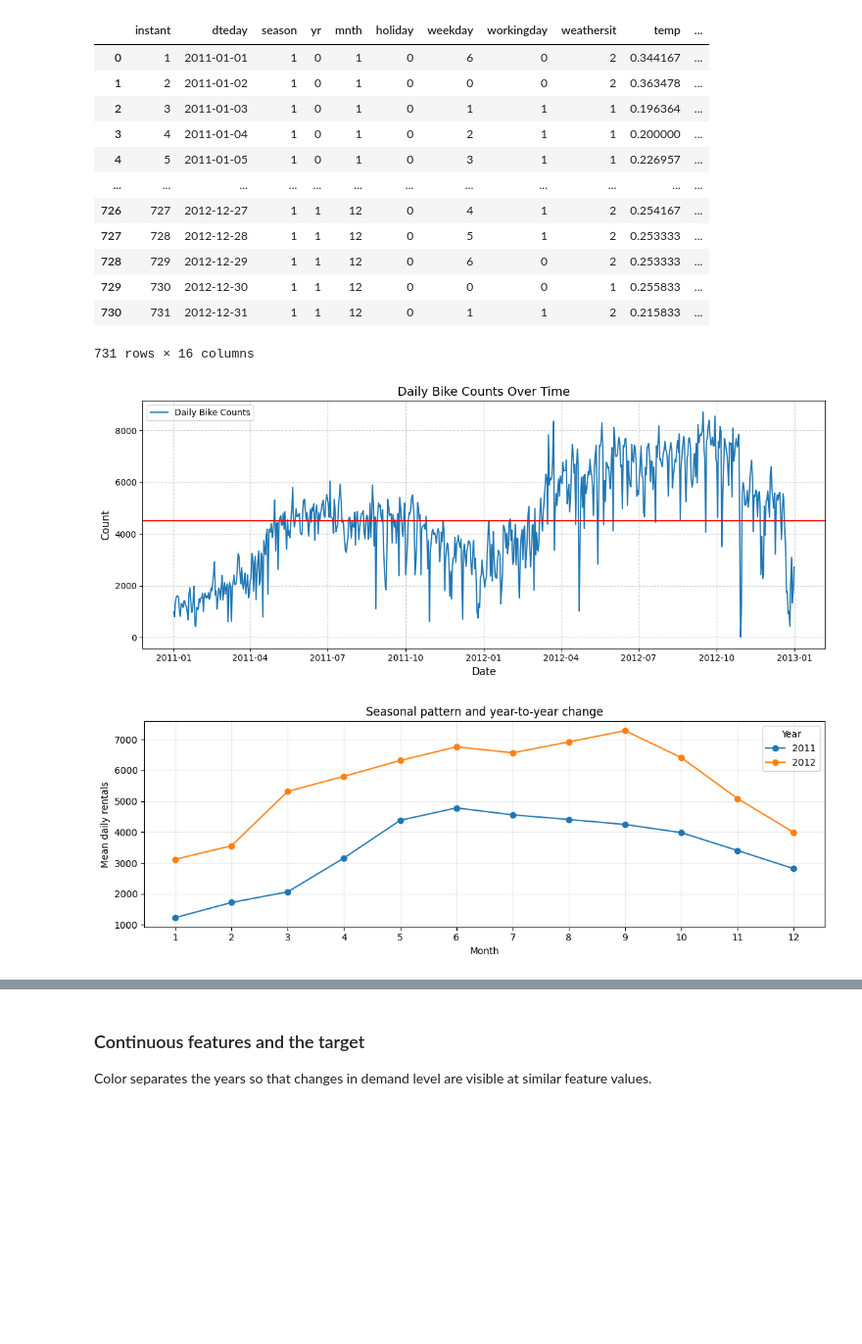
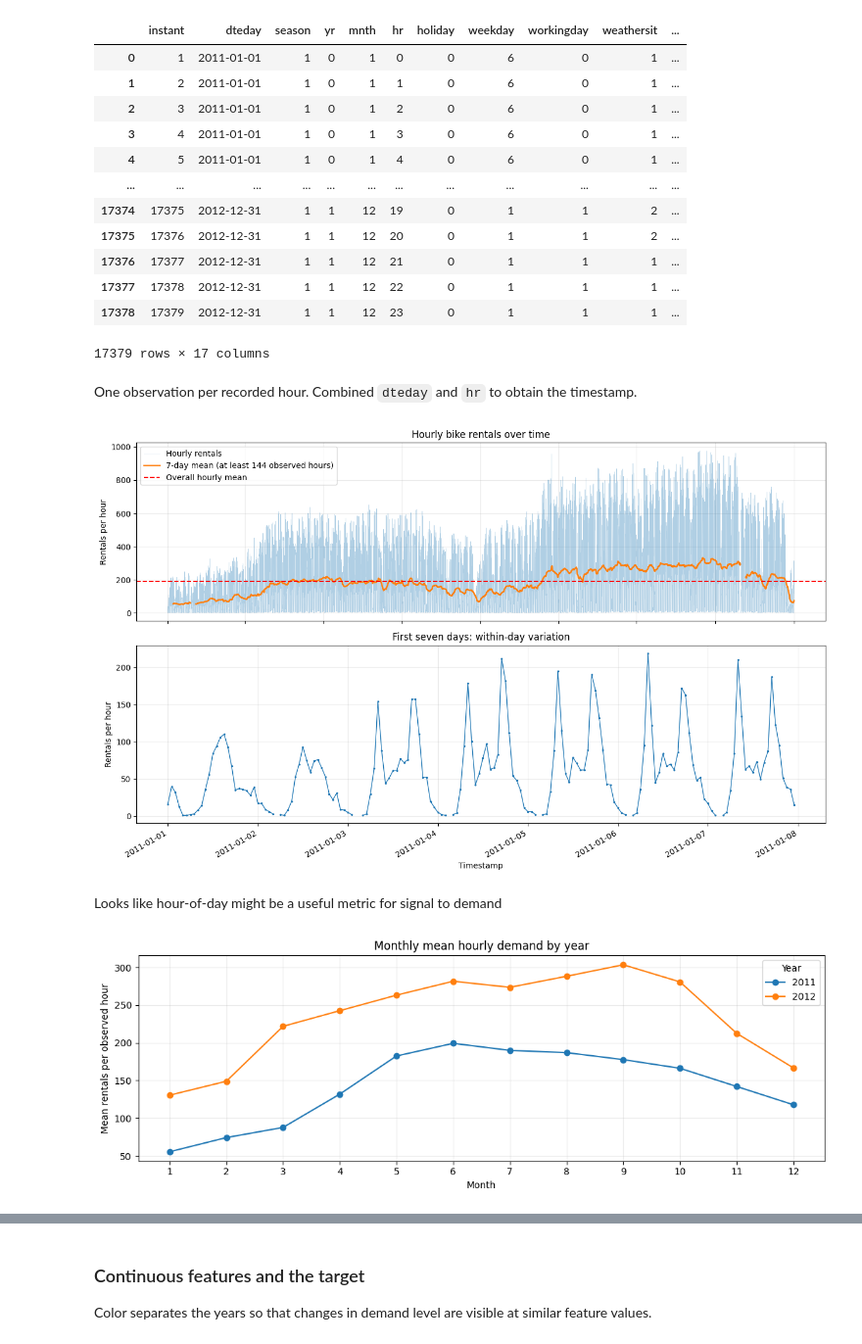
Before and after one commit to leggattsamuel04-ops/ML741, a Jupyter notebook: assignment3/Assignment3.ipynb, the cells around one changed output, grey strips where cells are left out. Shown at 98% size. Saved outputs shown, nothing was run; the diff lists cells and outputs as text; code cells hidden in the pictures; blank space fills up the shorter version.

Commit message:
different bike dataset with more observations

```diff
--- a/assignment3/Assignment3.ipynb
+++ b/assignment3/Assignment3.ipynb
@@ -4,53 +4,61 @@ import matplotlib.pyplot as plt
 from tensorflow import keras
 import os
 # %%
-bikes_df = pd.read_csv("./bikes/day.csv")
+bikes_df = pd.read_csv("./bikes/hour.csv")
 bikes_df
 # %% [output]
-|  | instant | dteday | season | yr | mnth | holiday | weekday | workingday | weathersit | temp | ... |
-| 0 | 1 | 2011-01-01 | 1 | 0 | 1 | 0 | 6 | 0 | 2 | 0.344167 | ... |
-| 1 | 2 | 2011-01-02 | 1 | 0 | 1 | 0 | 0 | 0 | 2 | 0.363478 | ... |
-| 2 | 3 | 2011-01-03 | 1 | 0 | 1 | 0 | 1 | 1 | 1 | 0.196364 | ... |
-| 3 | 4 | 2011-01-04 | 1 | 0 | 1 | 0 | 2 | 1 | 1 | 0.200000 | ... |
-| 4 | 5 | 2011-01-05 | 1 | 0 | 1 | 0 | 3 | 1 | 1 | 0.226957 | ... |
+|  | instant | dteday | season | yr | mnth | hr | holiday | weekday | workingday | weathersit | ... |
+| 0 | 1 | 2011-01-01 | 1 | 0 | 1 | 0 | 0 | 6 | 0 | 1 | ... |
+| 1 | 2 | 2011-01-01 | 1 | 0 | 1 | 1 | 0 | 6 | 0 | 1 | ... |
+| 2 | 3 | 2011-01-01 | 1 | 0 | 1 | 2 | 0 | 6 | 0 | 1 | ... |
+| 3 | 4 | 2011-01-01 | 1 | 0 | 1 | 3 | 0 | 6 | 0 | 1 | ... |
+| 4 | 5 | 2011-01-01 | 1 | 0 | 1 | 4 | 0 | 6 | 0 | 1 | ... |
 | ... | ... | ... | ... | ... | ... | ... | ... | ... | ... | ... | ... |
-| 726 | 727 | 2012-12-27 | 1 | 1 | 12 | 0 | 4 | 1 | 2 | 0.254167 | ... |
-| 727 | 728 | 2012-12-28 | 1 | 1 | 12 | 0 | 5 | 1 | 2 | 0.253333 | ... |
-| 728 | 729 | 2012-12-29 | 1 | 1 | 12 | 0 | 6 | 0 | 2 | 0.253333 | ... |
-| 729 | 730 | 2012-12-30 | 1 | 1 | 12 | 0 | 0 | 0 | 1 | 0.255833 | ... |
-| 730 | 731 | 2012-12-31 | 1 | 1 | 12 | 0 | 1 | 1 | 2 | 0.215833 | ... |
+| 17374 | 17375 | 2012-12-31 | 1 | 1 | 12 | 19 | 0 | 1 | 1 | 2 | ... |
+| 17375 | 17376 | 2012-12-31 | 1 | 1 | 12 | 20 | 0 | 1 | 1 | 2 | ... |
+| 17376 | 17377 | 2012-12-31 | 1 | 1 | 12 | 21 | 0 | 1 | 1 | 1 | ... |
+| 17377 | 17378 | 2012-12-31 | 1 | 1 | 12 | 22 | 0 | 1 | 1 | 1 | ... |
+| 17378 | 17379 | 2012-12-31 | 1 | 1 | 12 | 23 | 0 | 1 | 1 | 1 | ... |
-731 rows × 16 columns
+17379 rows × 17 columns
+# %% [markdown]
+One observation per recorded hour. Combined `dteday` and `hr` to obtain the
+timestamp.
 # %%
-bikes_df["date"] = pd.to_datetime(bikes_df["dteday"])
-df1 = bikes_df.sort_values("date", inplace=False)
-plt.figure(figsize=(12, 5))
-plt.plot(
-    df1['date'],
-    df1['cnt'],
-    color='tab:blue',
-    linewidth=1.5,
-    label='Daily Bike Counts',
-)
-
-plt.axhline(df1["cnt"].mean(),color="red")
-
-plt.title('Daily Bike Counts Over Time', fontsize=14)
-plt.xlabel('Date', fontsize=12)
-plt.ylabel('Count', fontsize=12)
-plt.grid(True, linestyle='--', alpha=0.6)
-plt.legend()
-plt.tight_layout()
+bikes_df['date'] = (pd.to_datetime(bikes_df['dteday'])
+                    + pd.to_timedelta(bikes_df['hr'], unit='h'))
+df1 = bikes_df.sort_values('date').copy()
+assert df1['date'].is_unique, 'Resolve duplicate hourly timestamps.'
+hourly_counts = df1.set_index('date')['cnt'].asfreq('h')
+fig, axes = plt.subplots(2, 1, figsize=(13, 8))
+axes[0].plot(hourly_counts.index, hourly_counts, linewidth=0.4,
+             alpha=0.35, label='Hourly rentals')
+axes[0].plot(hourly_counts.rolling('7D', min_periods=144).mean(),
+             color='tab:orange', linewidth=1.8, label='7-day mean (at least 144 observed hours)')
+axes[0].axhline(hourly_counts.mean(), color='red', linestyle='--', label='Overall hourly mean')
+axes[0].set(title='Hourly bike rentals over time', xlabel='Date', ylabel='Rentals per hour')
+week_start = hourly_counts.index.min()
+week = hourly_counts.loc[(hourly_counts.index >= week_start)
+                         & (hourly_counts.index < week_start + pd.Timedelta(days=7))]
+axes[1].plot(week.index, week, linewidth=1, marker='.', markersize=3)
+axes[1].set(title='First seven days: within-day variation', xlabel='Timestamp', ylabel='Rentals per hour')
+for ax in axes:
+    ax.grid(alpha=0.25)
+axes[0].legend()
+fig.autofmt_xdate()
+fig.tight_layout()
 plt.show()
 # %% [output]
-[figure, old version]
+[figure, new version]
+# %% [markdown]
+Looks like hour-of-day might be a useful metric for signal to demand
 # %%
 monthly_means = df1.groupby([df1['date'].dt.year, 'mnth'])['cnt'].mean().unstack(0)
 ax = monthly_means.plot(marker='o', figsize=(11, 4))
-ax.set(title='Seasonal pattern and year-to-year change', xlabel='Month',
-       ylabel='Mean daily rentals', xticks=range(1, 13))
+ax.set(title='Monthly mean hourly demand by year', xlabel='Month',
+       ylabel='Mean rentals per observed hour', xticks=range(1, 13))
 ax.legend(title='Year')
 ax.grid(alpha=0.25)
 plt.tight_layout()
 plt.show()
 # %% [output]
-[figure, old version]
+[figure, new version]
```
Also changed, not shown: parts of 25 cells of this notebook.
